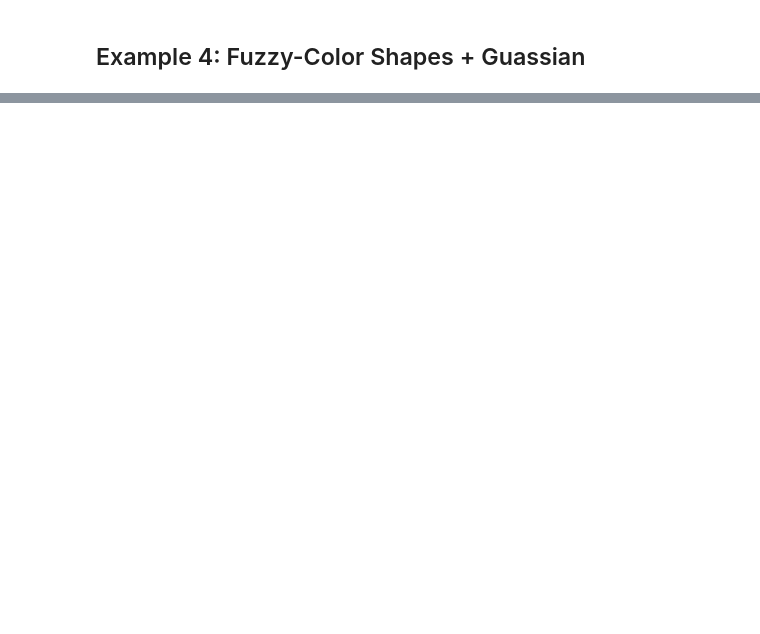
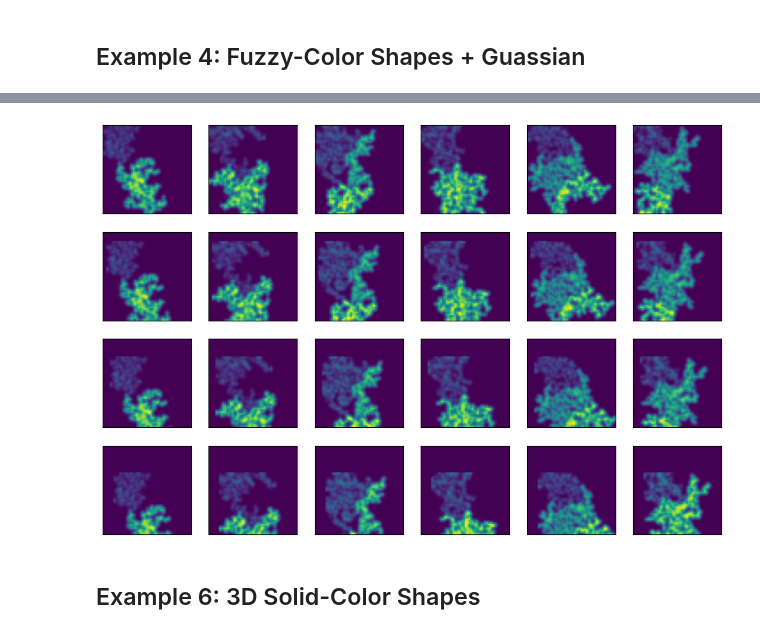
Before and after one commit to ekrell/geoscience-attribution-benchmarks, a Jupyter notebook: benchmarks/gen_rasters.ipynb, the cells around one changed output, grey strips where cells are left out. Cells and saved outputs as stored; diff of their text form; code cells hidden in the pictures; blank space fills up the shorter version.

```diff
--- a/benchmarks/gen_rasters.ipynb
+++ b/benchmarks/gen_rasters.ipynb
@@ -96,0 +124,46 @@ for i in range(n_samples):
+# %%
+# Specify movement vector
+move_dir_deg = 20
+move_mag_px = 6
+
+# Convert from degrees to radians
+move_dir_rad = np.radians(move_dir_deg)
+# Convert to vector components
+u = move_mag_px * np.cos(move_dir_rad)
+v = move_mag_px * np.sin(move_dir_rad)
+
+def shiftCells(raster, u, v):
+  rows = raster.shape[0]
+  cols = raster.shape[1]
+
+  raster_out = np.zeros((rows, cols))
+
+  for row in range(rows):
+    for col in range(cols):
+       # Calculate new point based on current point and vector
+       row_new = int(row + u)
+       col_new = int(col + v)
+       # Shift to new point
+       if row_new > 0 and row_new < rows and col_new > 0 and col_new < cols:
+         raster_out[row_new, col_new] = raster[row, col]
+
+  return raster_out
+# %%
+n_shifts = 4
+
+shifted = np.zeros((n_shifts, len(guassians), rows, cols))
+for j in range(len(guassians)):
+  shifted[0, j, :, :] = guassians[j].copy()
+  for i in range(1, n_shifts):
+    shifted[i,j,:,:] = shiftCells(shifted[i-1, j, :, :], u, v)
+# %%
+fig, axs = plt.subplots(n_shifts, len(guassians), figsize=(n_samples * 2, n_shifts * 2))
+for i in range(n_shifts):
+  for j in range(len(guassians)):
+    axs[i, j].imshow(shifted[i, j, :, :])
+    axs[i, j].set_yticks([])
+    axs[i, j].set_xticks([])
+# %% [output]
+[figure, added]
+# %% [markdown]
+## Example 6: 3D Solid-Color Shapes
```
Also changed, not shown: parts of 19 cells of this notebook.
